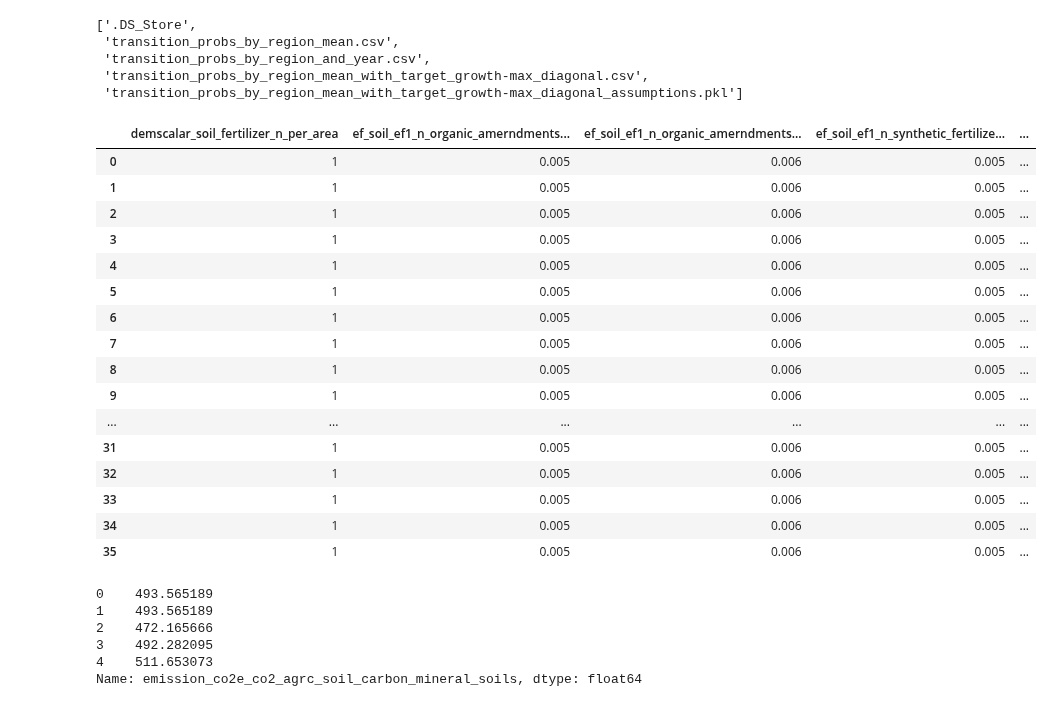
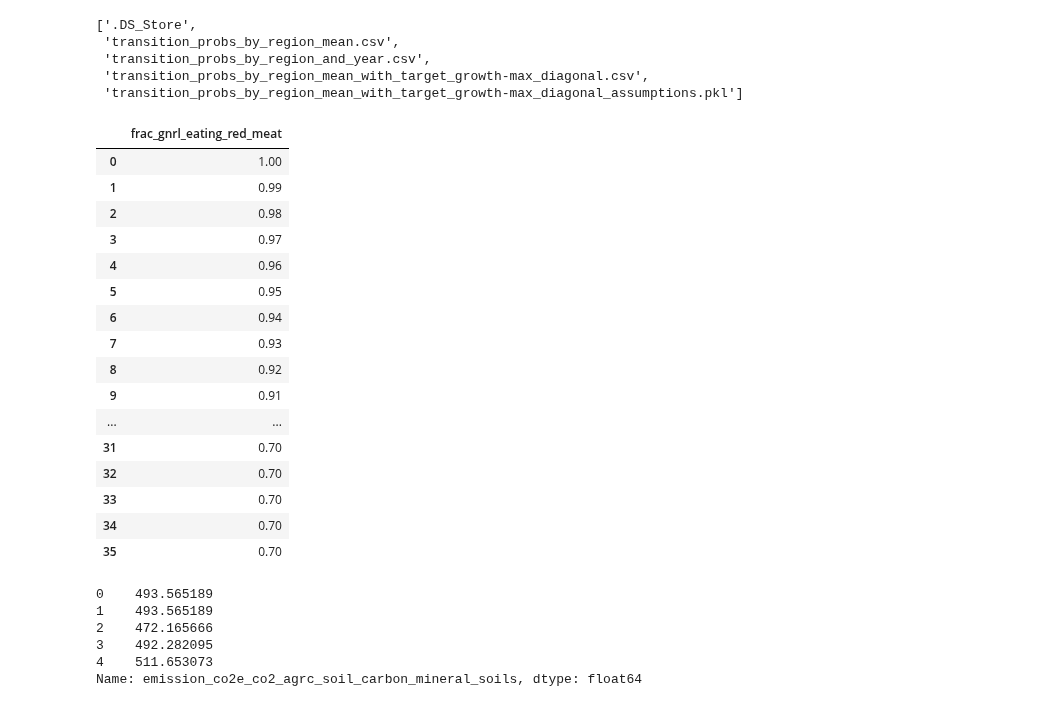
Before and after one commit to jarojasag/lac_decarbonization, a Jupyter notebook: python/build_energy.ipynb, the cells around one changed output. Cells and saved outputs as stored; diff of their text form; code cells hidden in the pictures.

```diff
--- a/python/build_energy.ipynb
+++ b/python/build_energy.ipynb
@@ -59,28 +109,28 @@ os.listdir(os.path.dirname(sa.fp_csv_transition_probability_estimation_mean))
  'transition_probs_by_region_mean_with_target_growth-max_diagonal.csv',
  'transition_probs_by_region_mean_with_target_growth-max_diagonal_assumptions.pkl']
 # %%
-df_input[[x for x in df_input.columns if ("soil" in x) and ("fertilizer" in x)]]
+#df_input[[x for x in df_input.columns if ("soil" in x) and ("fertilizer" in x)]]
+#df_input[[x for x in df_input.columns if ("red_meat")]]
 
-qtyinit_soil_synthetic_fertilizer_kt
-frac_soil_synthetic_fertilizer_urea
+df_input[[x for x in df_input.columns if ("eating" in x)]]
 # %% [output]
-|  | demscalar_soil_fertilizer_n_per_area | ef_soil_ef1_n_organic_amerndments... | ef_soil_ef1_n_organic_amerndments... | ef_soil_ef1_n_synthetic_fertilize... | ... |
-| 0 | 1 | 0.005 | 0.006 | 0.005 | ... |
-| 1 | 1 | 0.005 | 0.006 | 0.005 | ... |
-| 2 | 1 | 0.005 | 0.006 | 0.005 | ... |
-| 3 | 1 | 0.005 | 0.006 | 0.005 | ... |
-| 4 | 1 | 0.005 | 0.006 | 0.005 | ... |
-| 5 | 1 | 0.005 | 0.006 | 0.005 | ... |
-| 6 | 1 | 0.005 | 0.006 | 0.005 | ... |
-| 7 | 1 | 0.005 | 0.006 | 0.005 | ... |
-| 8 | 1 | 0.005 | 0.006 | 0.005 | ... |
-| 9 | 1 | 0.005 | 0.006 | 0.005 | ... |
-| ... | ... | ... | ... | ... | ... |
-| 31 | 1 | 0.005 | 0.006 | 0.005 | ... |
-| 32 | 1 | 0.005 | 0.006 | 0.005 | ... |
-| 33 | 1 | 0.005 | 0.006 | 0.005 | ... |
-| 34 | 1 | 0.005 | 0.006 | 0.005 | ... |
-| 35 | 1 | 0.005 | 0.006 | 0.005 | ... |
+|  | frac_gnrl_eating_red_meat |
+| 0 | 1.00 |
+| 1 | 0.99 |
+| 2 | 0.98 |
+| 3 | 0.97 |
+| 4 | 0.96 |
+| 5 | 0.95 |
+| 6 | 0.94 |
+| 7 | 0.93 |
+| 8 | 0.92 |
+| 9 | 0.91 |
+| ... | ... |
+| 31 | 0.70 |
+| 32 | 0.70 |
+| 33 | 0.70 |
+| 34 | 0.70 |
+| 35 | 0.70 |
 # %%
 importlib.reload(ds)
 importlib.reload(sa)
```
Also changed, not shown: parts of 7 cells of this notebook, 7 other files.
